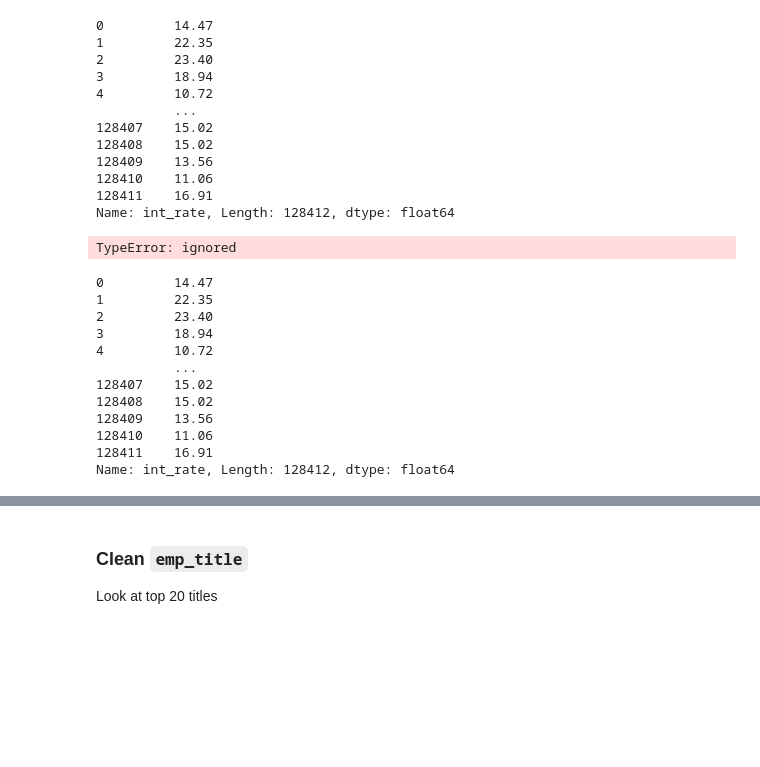
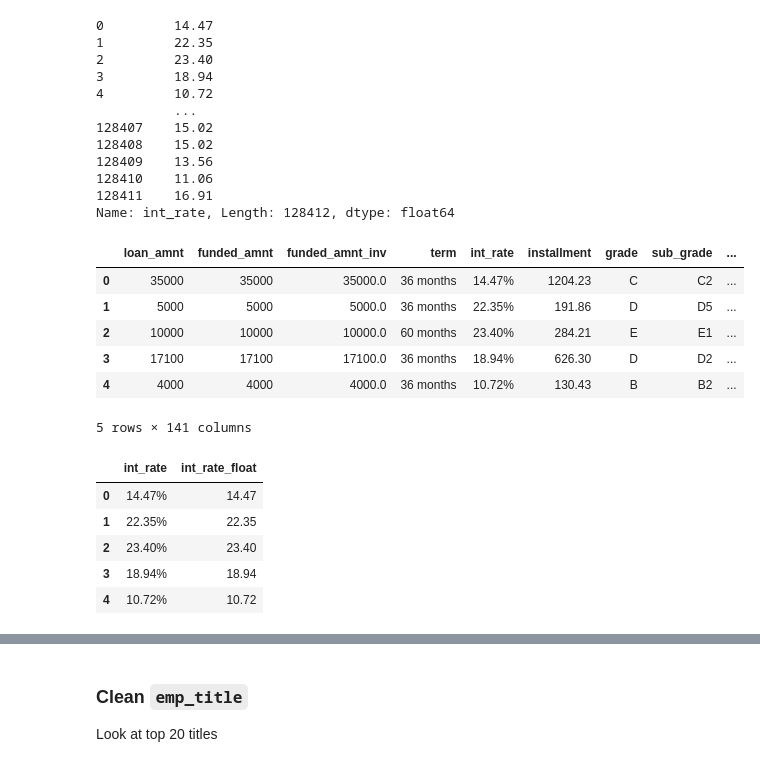
Before and after one commit to daniela500/DS-Unit-1-Sprint-1-Data-Wrangling-and-Storytelling, a Jupyter notebook: module2-make-features/LS_DS_112_Make_Features.ipynb, the cells around one changed output, grey strips where cells are left out. Saved outputs shown, nothing was run; the diff lists cells and outputs as text; code cells hidden in the pictures; blank space fills up the shorter version.

```diff
--- a/module2-make-features/LS_DS_112_Make_Features.ipynb
+++ b/module2-make-features/LS_DS_112_Make_Features.ipynb
@@ -238,25 +298,26 @@ Apply the function to the `int_rate` column
 128411    16.91
 Name: int_rate, Length: 128412, dtype: float64
 # %%
-df1['int_rate'] = df['int_rate'].apply(int_rate_to_float)
+df1['int_rate'] = df['int_rate']
+df1['int_rate_float'] = df['int_rate'].apply(int_rate_to_float)
 df1.head()
 # %% [output]
+|  | loan_amnt | funded_amnt | funded_amnt_inv | term | int_rate | installment | grade | sub_grade | ... |
+| 0 | 35000 | 35000 | 35000.0 | 36 months | 14.47% | 1204.23 | C | C2 | ... |
+| 1 | 5000 | 5000 | 5000.0 | 36 months | 22.35% | 191.86 | D | D5 | ... |
+| 2 | 10000 | 10000 | 10000.0 | 60 months | 23.40% | 284.21 | E | E1 | ... |
+| 3 | 17100 | 17100 | 17100.0 | 36 months | 18.94% | 626.30 | D | D2 | ... |
+| 4 | 4000 | 4000 | 4000.0 | 36 months | 10.72% | 130.43 | B | B2 | ... |
-TypeError: ignored
+5 rows × 141 columns
 # %%
-df1['int_rate']
+df1[['int_rate','int_rate_float']].head()
 # %% [output]
-0         14.47
-1         22.35
-2         23.40
-3         18.94
-4         10.72
-          ...
-128407    15.02
-128408    15.02
-128409    13.56
-128410    11.06
-128411    16.91
-Name: int_rate, Length: 128412, dtype: float64
+|  | int_rate | int_rate_float |
+| 0 | 14.47% | 14.47 |
+| 1 | 22.35% | 22.35 |
+| 2 | 23.40% | 23.40 |
+| 3 | 18.94% | 18.94 |
+| 4 | 10.72% | 10.72 |
 # %%
 df
 # %% [output]
```
Also changed, not shown: parts of 32 cells of this notebook.
